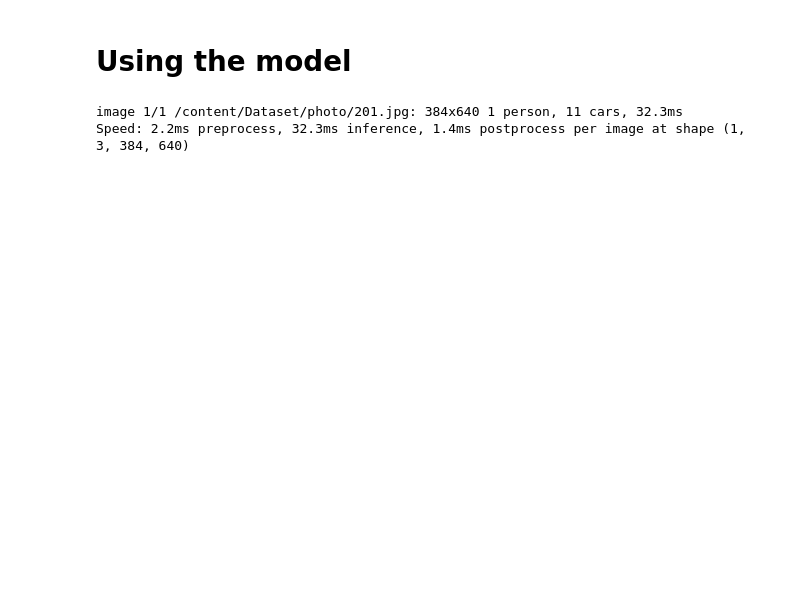
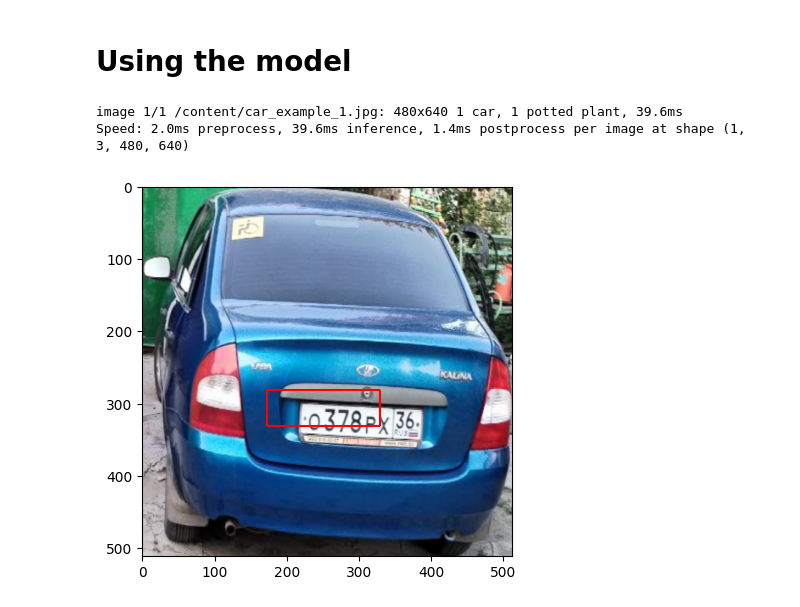
Before and after one commit to sodeeplearning/Net-Nomera, a Jupyter notebook: YOLO_with_CNN.ipynb, the cells around one changed output. Drawn from its saved outputs; the diff is of its cells as text; code cells hidden in the pictures; blank space fills up the shorter version.

```diff
--- a/YOLO_with_CNN.ipynb
+++ b/YOLO_with_CNN.ipynb
@@ -462,10 +527,12 @@ from torchvision import transforms
 class Number_detection:
   def __init__(self,
                path_to_model,
-               yolo_version = "yolov9c.pt"):
+               yolo_version = "yolov9c.pt",
+               device = 'cpu'):
     self.device = torch.device('cuda:0') if torch.cuda.is_available() else torch.device('cpu')
     self.detection_model = YOLO(yolo_version)
-    self.cnn_model = torch.load(path_to_model)
+    self.cnn_model = torch.load(path_to_model).to(self.device)
+    self.cnn_model.train()
 
   def cropping_image(self, image, x_min, y_min, x_max, y_max, x_shape, y_shape):
     top = int(y_min * y_shape)
@@ -478,16 +545,17 @@ class Number_detection:
                                       height = height,
                                       width = width)
 
-  def detection_perform(self, image_path, min_size = 90):
+  def detection_perform(self, image_path, min_size = 0.17):
     detection_output = self.detection_model(image_path)[0]
     classes_with_number = [2, 3, 5, 7]
     transform = transforms.Resize((512, 512))
     answer_images = torch.zeros((0, 3, 512, 512))
     image_tensor = ST.jpg_tensor(image_path)
     y_shape, x_shape = image_tensor.shape[-2:]
+    num_of_preds = 0
 
     for current_class, (x_min, y_min, x_max, y_max) in zip(detection_output.boxes.cls, detection_output.boxes.xyxyn):
-      if current_class.item() in classes_with_number and (x_max - x_min) * 512 >= min_size and (y_max - y_min) * 512 >= min_size:
+      if current_class.item() in classes_with_number and x_max - x_min >= min_size and y_max - y_min >= min_size:
         adding_image = transform(self.cropping_image(image = image_tensor,
                                                      x_min = x_min,
                                                      y_min = y_min,
@@ -497,7 +565,8 @@ class Number_detection:
                                                      y_shape = y_shape)).unsqueeze(0)
         answer_images = torch.cat((answer_images,
                                    adding_image), dim=0)
-    return answer_images
+        num_of_preds += 1
+    return answer_images, num_of_preds
 
   def plot_boxes(self, image, coordinates, color='red'):
     x0, y0, x1, y1 = coordinates
@@ -517,10 +586,19 @@ class Number_detection:
   def save_cnn_model(self, saving_path):
     torch.save(self.cnn_model, saving_path)
 
-  def image_pred (self, image_path, show = True, color = 'red', min_size = 100):
-    images_tensor = self.detection_perform(image_path, min_size=min_size)
+  def image_pred (self, image_path, show = True, color = 'red', min_size = 0.17):
+    images_tensor, num_of_preds = self.detection_perform(image_path, min_size=min_size)
     answer_bboxes = (self.cnn_model((images_tensor.to(self.device)) % 1)).tolist()
     return images_tensor, answer_bboxes
 
 number_detector = Number_detection(path_to_model="cnn.pt")
+# %%
+images, bboxes = number_detector.image_pred("car_example_1.jpg")
+id = 0
+number_detector.plot_boxes(image = images[id],
+                           coordinates = bboxes[id])
+# %% [output]
+image 1/1 /content/car_example_1.jpg: 480x640 1 car, 1 potted plant, 39.6ms
+Speed: 2.0ms preprocess, 39.6ms inference, 1.4ms postprocess per image at shape (1, 3, 480, 640)
+[figure, added]
 # %%
@@ -528,5 +605,0 @@ number_detector.load_weights("drive/MyDrive/weights_800.pt")
-# %%
-images, bboxes = number_detector.image_pred("Dataset/photo/201.jpg")
-# %% [output]
-image 1/1 /content/Dataset/photo/201.jpg: 384x640 1 person, 11 cars, 32.3ms
-Speed: 2.2ms preprocess, 32.3ms inference, 1.4ms postprocess per image at shape (1, 3, 384, 640)
```
Also changed, not shown: parts of 15 cells of this notebook, 5 other files.
